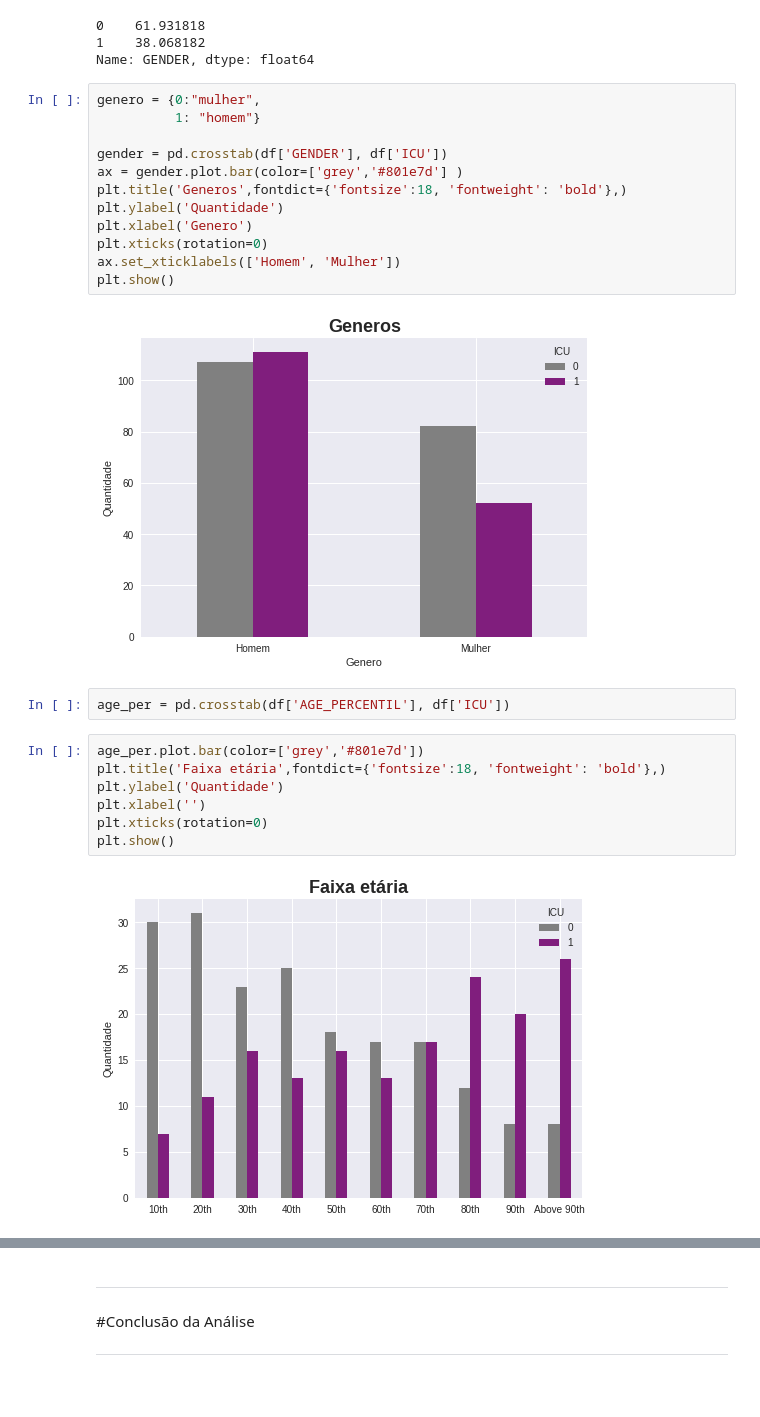
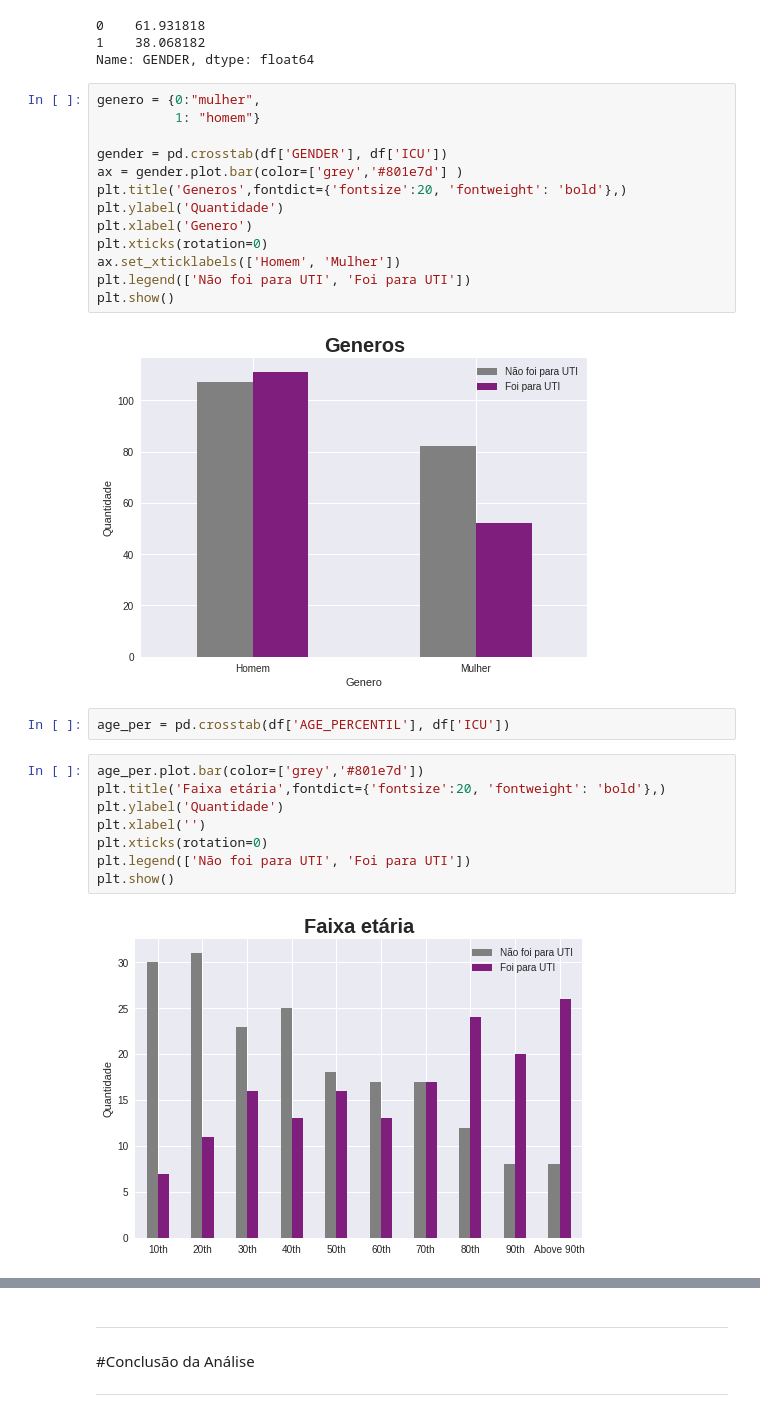
Before and after one commit to JuniorTorresMTJ/Projeto_Todo_mundo_odeia_o_COVID, a Jupyter notebook: notebook/Projeto_Todo_Mundo_Odeia_o_COVID_EDA.ipynb, the cells around one changed output, grey strips where cells are left out. Drawn from its saved outputs; the diff is of its cells as text; blank space fills up the shorter version.

```diff
--- a/notebook/Projeto_Todo_Mundo_Odeia_o_COVID_EDA.ipynb
+++ b/notebook/Projeto_Todo_Mundo_Odeia_o_COVID_EDA.ipynb
@@ -148,25 +151,27 @@ genero = {0:"mulher",
 
 gender = pd.crosstab(df['GENDER'], df['ICU'])
 ax = gender.plot.bar(color=['grey','#801e7d'] )
-plt.title('Generos',fontdict={'fontsize':18, 'fontweight': 'bold'},)
+plt.title('Generos',fontdict={'fontsize':20, 'fontweight': 'bold'},)
 plt.ylabel('Quantidade')
 plt.xlabel('Genero')
 plt.xticks(rotation=0)
 ax.set_xticklabels(['Homem', 'Mulher'])
+plt.legend(['Não foi para UTI', 'Foi para UTI'])
 plt.show()
 # %% [output]
-[figure, old version]
+[figure, new version]
 # %%
 age_per = pd.crosstab(df['AGE_PERCENTIL'], df['ICU'])
 # %%
 age_per.plot.bar(color=['grey','#801e7d'])
-plt.title('Faixa etária',fontdict={'fontsize':18, 'fontweight': 'bold'},)
+plt.title('Faixa etária',fontdict={'fontsize':20, 'fontweight': 'bold'},)
 plt.ylabel('Quantidade')
 plt.xlabel('')
 plt.xticks(rotation=0)
+plt.legend(['Não foi para UTI', 'Foi para UTI'])
 plt.show()
 # %% [output]
-[figure, old version]
+[figure, new version]
 # %%
 imuno = pd.crosstab(df['IMMUNOCOMPROMISED'], df['ICU'])
 ax = imuno.plot.bar(color=['grey','#801e7d'])
```
Also changed, not shown: parts of 4 cells of this notebook.
